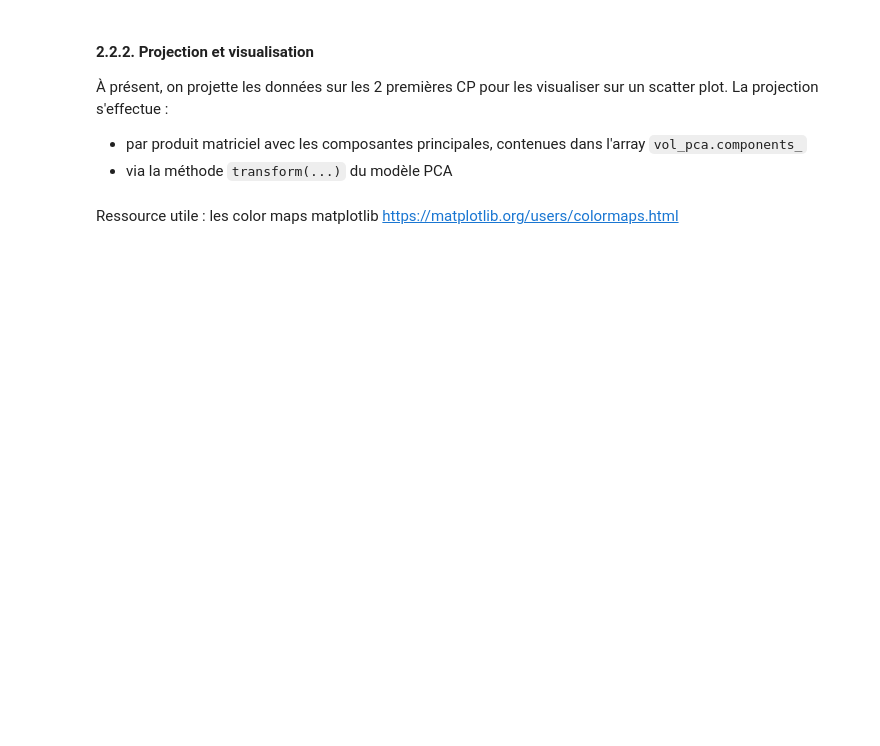
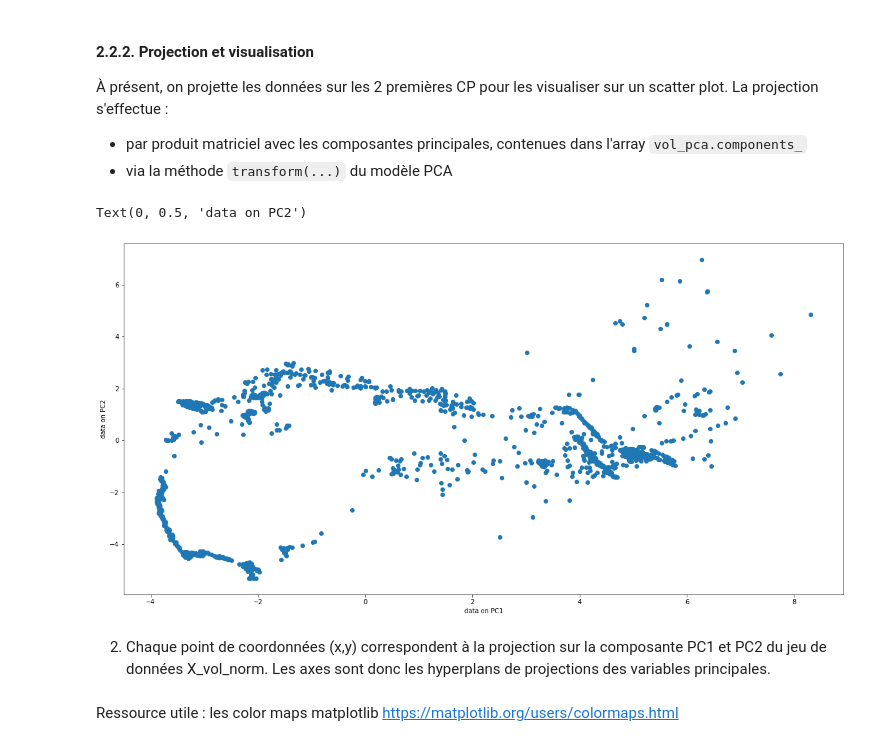
Before and after one commit to KrValentin/stats_descriptives, a Jupyter notebook: TD2/TD2.ipynb, the cells around one changed output. Saved outputs shown, nothing was run; the diff lists cells and outputs as text; code cells hidden in the pictures; blank space fills up the shorter version.

```diff
--- a/TD2/TD2.ipynb
+++ b/TD2/TD2.ipynb
@@ -481,12 +551,26 @@ EXERCICE - Étude de la variance expliquée
 # %%
 """
 EXERCICE - Projection et visualisation par PCA.
 1. Projettez les données sur les 2 premières CP.
 2. Affichez le résultat sur un scatter plot. Que représente chaque point ? Que représentent les axes ?
 3. Étant donné que notre jeu de données est une série temporelle, il serait intéressant de visualiser la trajectoire du vol dans le plan de la PCA.
    Proposez et mettez en œuvre une solution permettant de visualiser cet aspect temporel sur le scatter plot.
 
 """
+vol_pca = PCA(n_components=2).fit(X_vol_norm)
+PC1, PC2 = vol_pca.components_[0],  vol_pca.components_[1]
+proj1, proj2 = np.dot(X_vol_norm, PC1), np.dot(X_vol_norm, PC2)
+
+plt.scatter(proj1, proj2)
+# plt.scatter(vol_pca.transform(X_vol_norm)[:,0], vol_pca.transform(X_vol_norm)[:,1]) it is the same picture.
+
+plt.xlabel('data on PC1')
+plt.ylabel('data on PC2')
+# %% [output]
+Text(0, 0.5, 'data on PC2')
+[figure, added]
+# %% [markdown]
+2. Chaque point de coordonnées (x,y) correspondent à la projection sur la composante PC1 et PC2 du jeu de données X_vol_norm. Les axes sont donc les hyperplans de projections des variables principales.
 # %% [markdown]
 Ressource utile : les color maps matplotlib https://matplotlib.org/users/colormaps.html
 # %%
```
Also changed, not shown: parts of 9 cells of this notebook.
